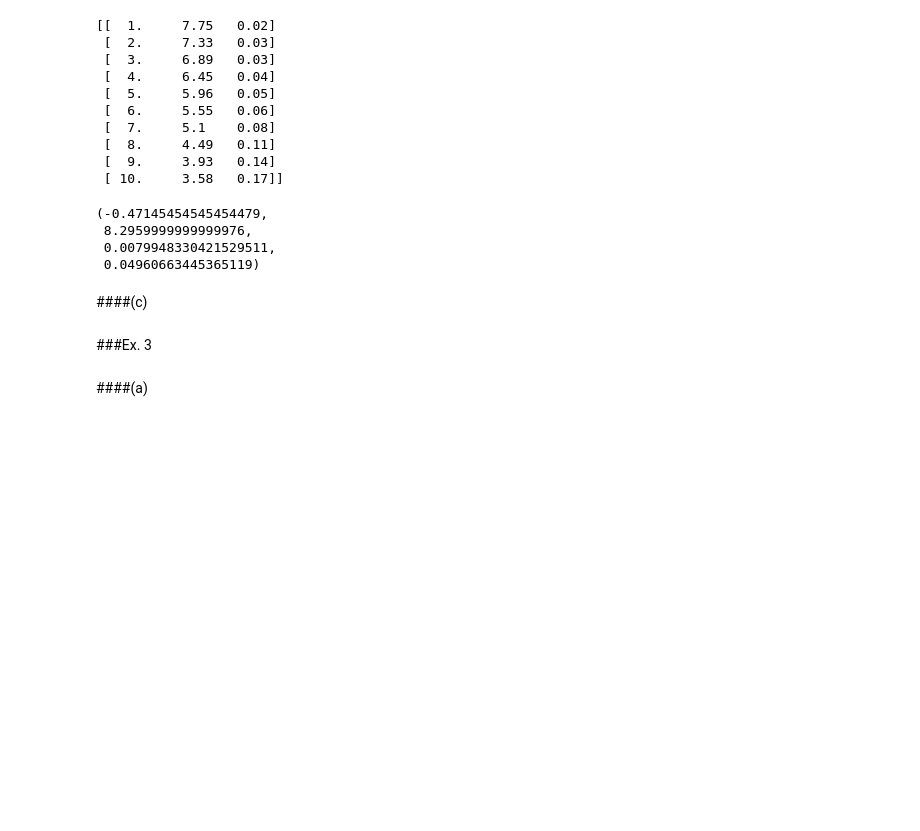
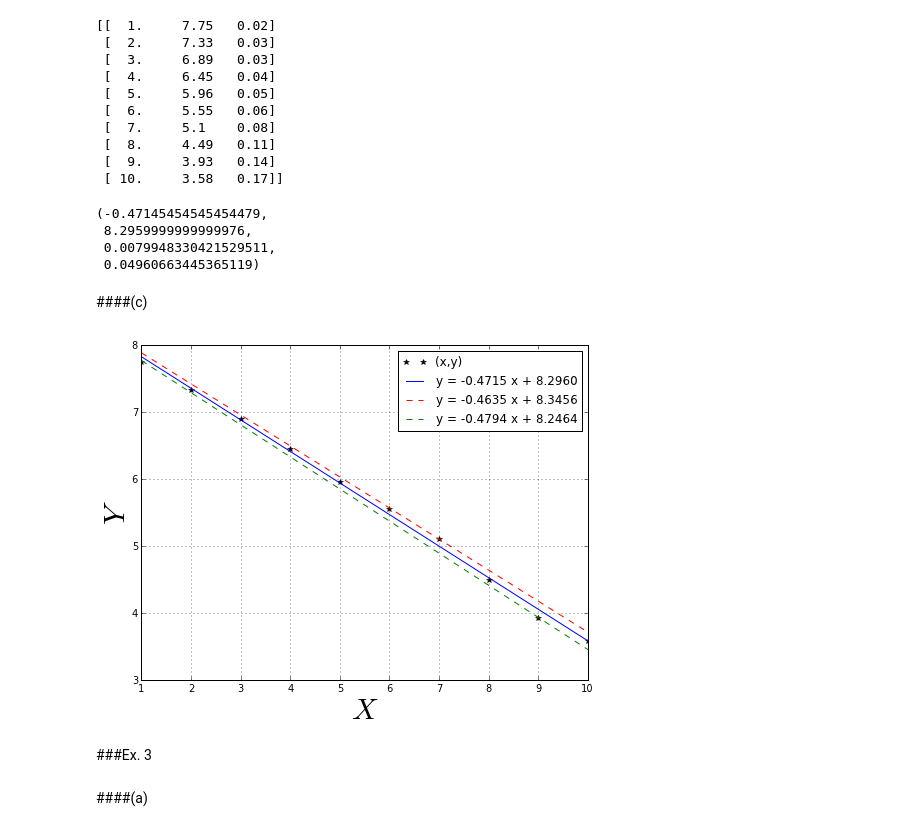
Before and after one commit to wsnyderPHYS202/PHYS202-S13, a Jupyter notebook: Week9/DataIO.ipynb, the cells around one changed output. Drawn from its saved outputs; the diff is of its cells as text; code cells hidden in the pictures; blank space fills up the shorter version.

```diff
--- a/Week9/DataIO.ipynb
+++ b/Week9/DataIO.ipynb
@@ -131,3 +129,29 @@ LinearLeastSquaresFit(linx,liny)
+# %%
+m = LinearLeastSquaresFit(linx,liny)[0]
+unm = LinearLeastSquaresFit(linx,liny)[2]
+b = LinearLeastSquaresFit(linx,liny)[1]
+unb = LinearLeastSquaresFit(linx,liny)[3]
+
+mxb = m*linx+ b
+mxb_p = (m+unm)*linx+(b+unb)
+mxb_m = (m-unm)*linx+(b-unb)
+
+figure(figsize = (8,6))
+
+plot(linx, liny, 'k*', label = '(x,y)')
+plot(linx, mxb, color = 'b', label = 'y = %.4f x + %.4f' % (m,b))
+plot(linx, mxb_p, 'r--', label = 'y = %.4f x + %.4f' % (m+unm,b+unb))
+plot(linx, mxb_m, 'g--', label = 'y = %.4f x + %.4f' % (m-unm,b-unb))
+
+
+xlabel("$X$", fontsize = 30)
+ylabel("$Y$", fontsize = 30)
+
+grid(True)
+legend(loc = 'upper right')
+show()
+# %% [output]
+[figure, added]
 # %% [markdown]
 ###Ex. 3
 # %% [markdown]
```
Also changed, not shown: parts of 3 cells of this notebook.
